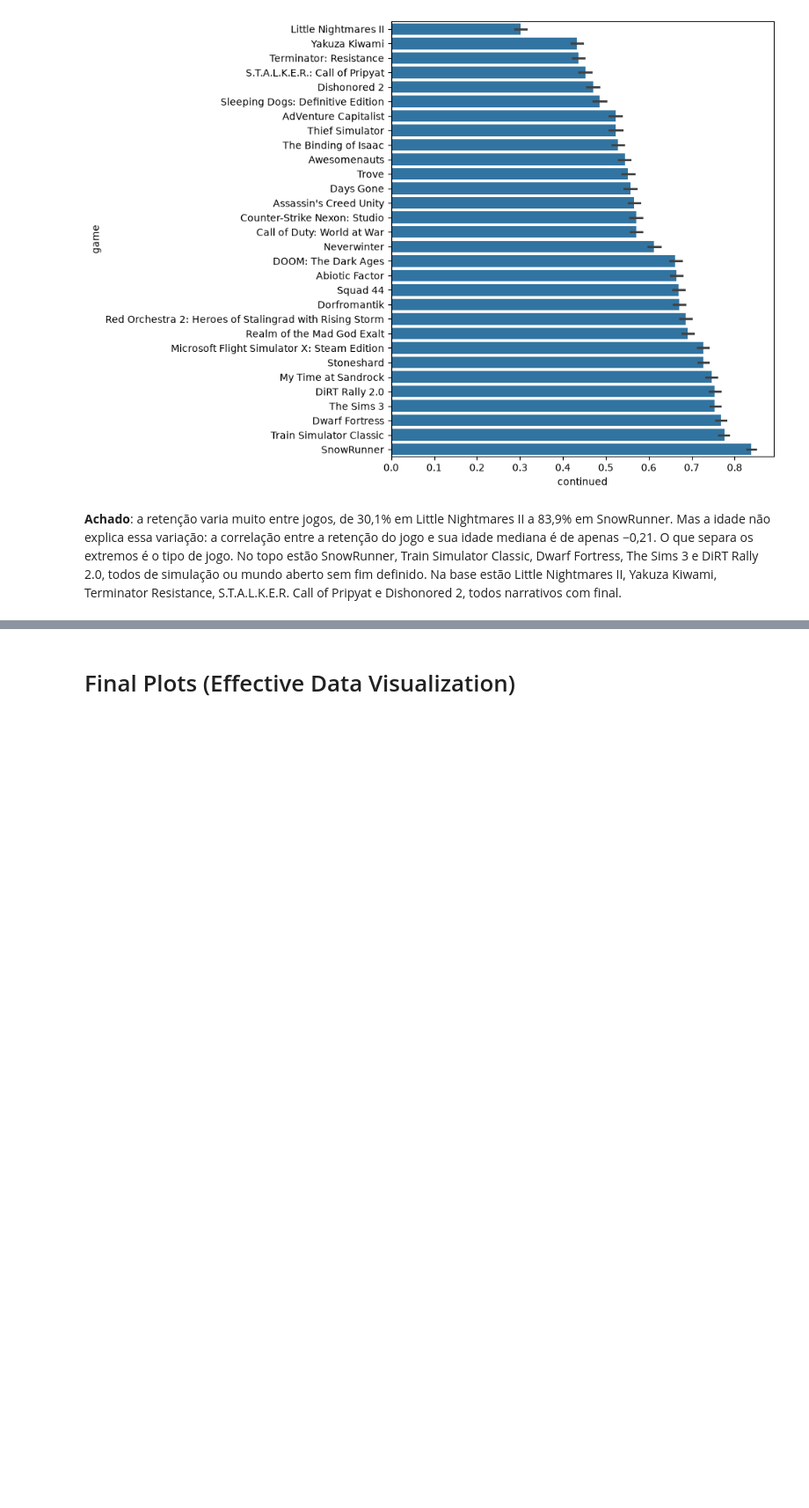
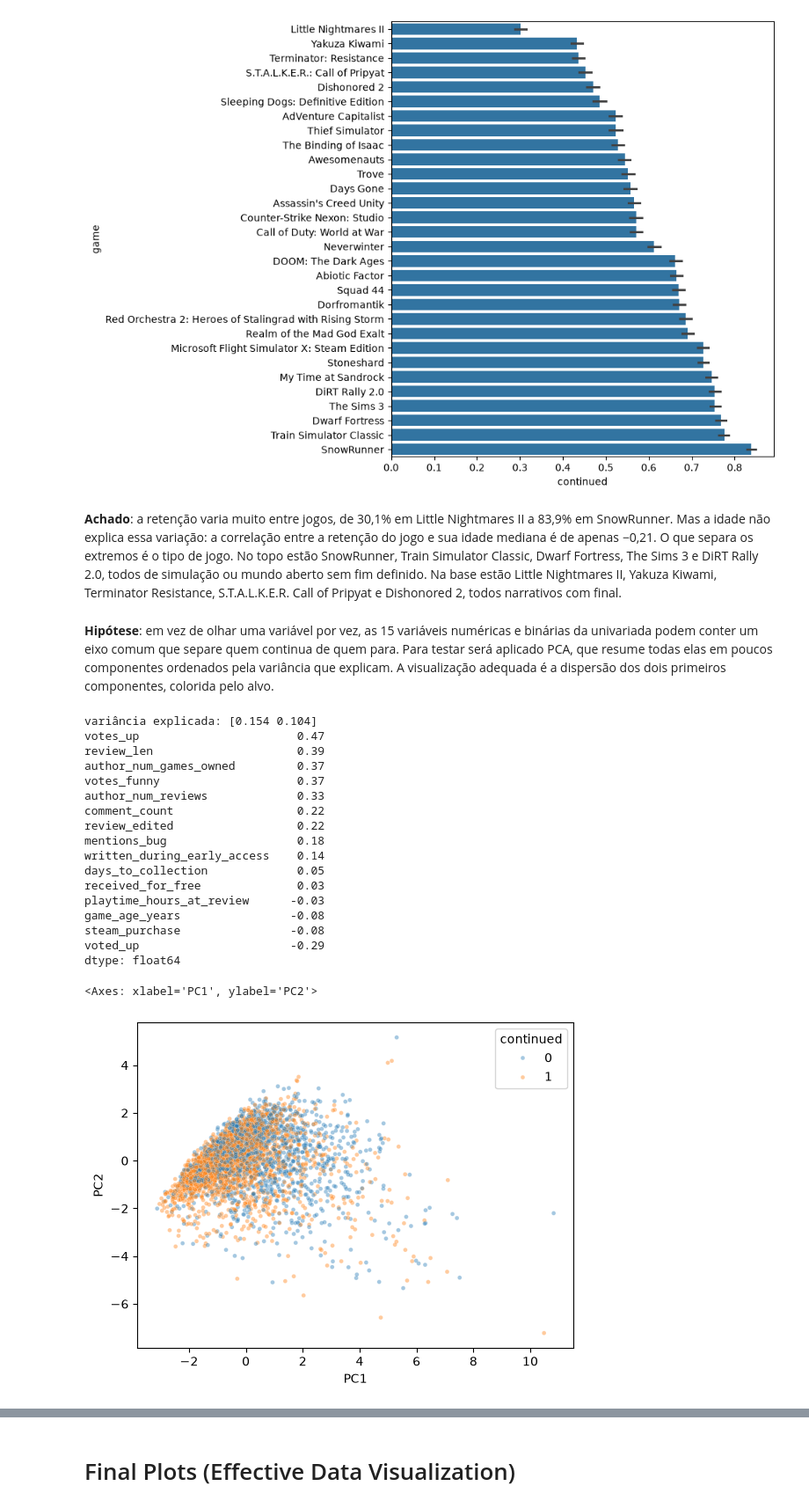
Before and after one commit to larissa04alves/steam-review-retention, a Jupyter notebook: tde-data-science-parte01.ipynb, the cells around one changed output, grey strips where cells are left out. Shown at 88% size. Saved outputs shown, nothing was run; the diff lists cells and outputs as text; code cells hidden in the pictures; blank space fills up the shorter version.

```diff
--- a/tde-data-science-parte01.ipynb
+++ b/tde-data-science-parte01.ipynb
@@ -809,3 +809,49 @@ sns.barplot(data=df, y='game', x='continued', order=df.groupby('game')
 [figure]
 # %% [markdown]
 **Achado**: a retenção varia muito entre jogos, de 30,1% em Little Nightmares II a 83,9% em SnowRunner. Mas a idade não explica essa variação: a correlação entre a retenção do jogo e sua idade mediana é de apenas −0,21. O que separa os extremos é o tipo de jogo. No topo estão SnowRunner, Train Simulator Classic, Dwarf Fortress, The Sims 3 e DiRT Rally 2.0, todos de simulação ou mundo aberto sem fim definido. Na base estão Little Nightmares II, Yakuza Kiwami, Terminator Resistance, S.T.A.L.K.E.R. Call of Pripyat e Dishonored 2, todos narrativos com final.
+# %% [markdown]
+**Hipótese**: em vez de olhar uma variável por vez, as 15 variáveis numéricas e binárias da univariada podem conter um eixo comum que separe quem continua de quem para. Para testar será aplicado PCA, que resume todas elas em poucos componentes ordenados pela variância que explicam. A visualização adequada é a dispersão dos dois primeiros componentes, colorida pelo alvo.
+# %%
+# PCA nas variáveis numéricas e binárias da univariada, só perfis públicos
+from sklearn.preprocessing import StandardScaler
+from sklearn.decomposition import PCA
+
+pub = df[df['author_num_games_owned'] > 0].copy()
+cols = ['playtime_hours_at_review', 'review_len', 'author_num_games_owned', 'author_num_reviews',
+        'votes_up', 'votes_funny', 'comment_count', 'days_to_collection', 'game_age_years',
+        'voted_up', 'steam_purchase', 'received_for_free', 'written_during_early_access',
+        'review_edited', 'mentions_bug']
+X = pub[cols].copy()
+
+for c in ['playtime_hours_at_review', 'review_len', 'author_num_games_owned', 'author_num_reviews',
+          'votes_up', 'votes_funny', 'comment_count']:
+    X[c] = np.log10(X[c] + 1)
+
+Xs = StandardScaler().fit_transform(X)
+pca = PCA(n_components=2).fit(Xs)
+Z = pca.transform(Xs)
+pub['PC1'] = Z[:, 0]
+pub['PC2'] = Z[:, 1]
+print('variância explicada:', pca.explained_variance_ratio_.round(3))
+print(pd.Series(pca.components_[0], index=cols).sort_values(ascending=False).round(2))
+sns.scatterplot(data=pub.sample(4000, random_state=42), x='PC1', y='PC2', hue='continued', alpha=0.4, s=12)
+# %% [output]
+variância explicada: [0.154 0.104]
+votes_up                       0.47
+review_len                     0.39
+author_num_games_owned         0.37
+votes_funny                    0.37
+author_num_reviews             0.33
+comment_count                  0.22
+review_edited                  0.22
+mentions_bug                   0.18
+written_during_early_access    0.14
+days_to_collection             0.05
+received_for_free              0.03
+playtime_hours_at_review      -0.03
+game_age_years                -0.08
+steam_purchase                -0.08
+voted_up                      -0.29
+dtype: float64
+<Axes: xlabel='PC1', ylabel='PC2'>
+[figure, added]
```
Also changed, not shown: parts of 1 cell of this notebook, 1 other file.
